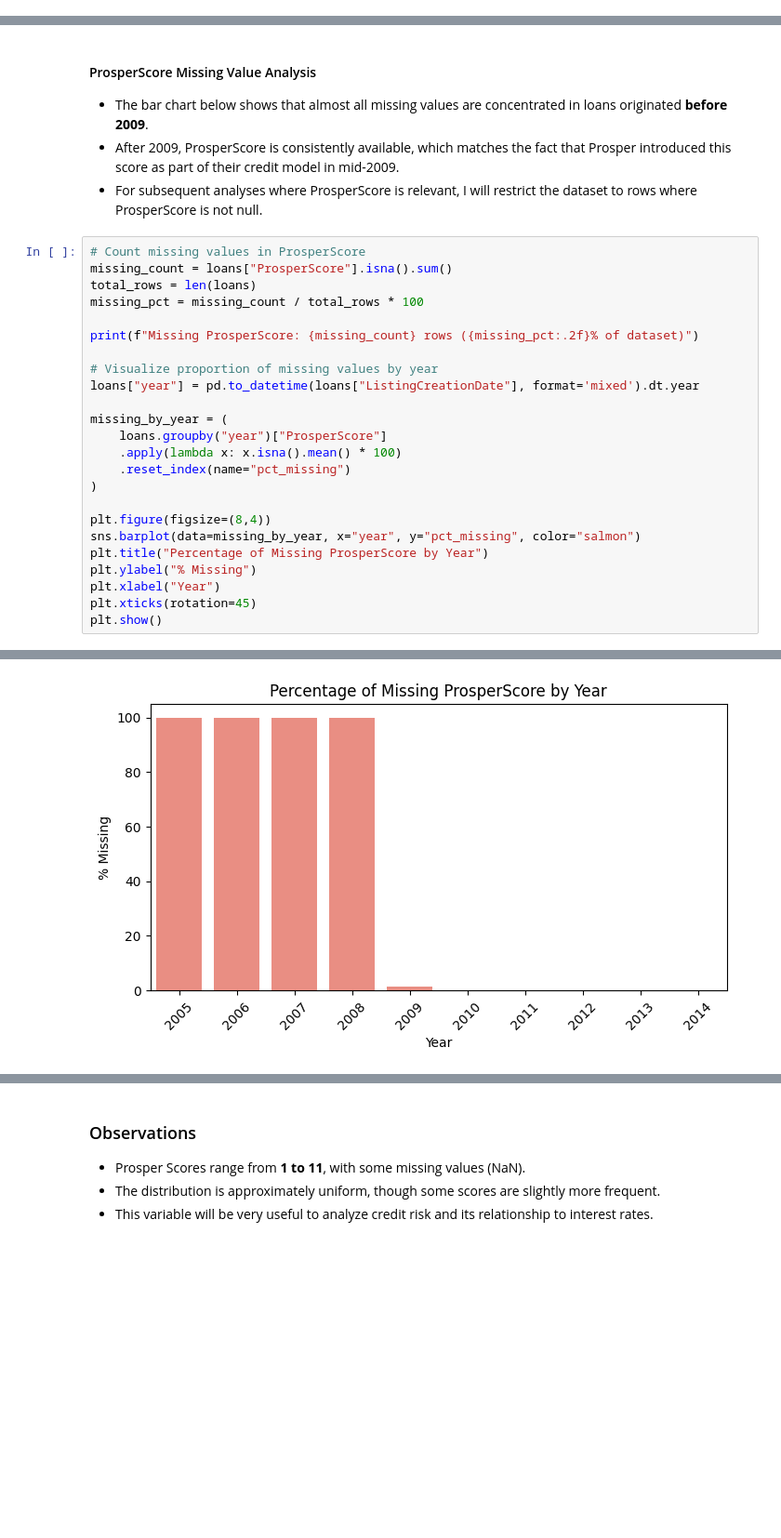
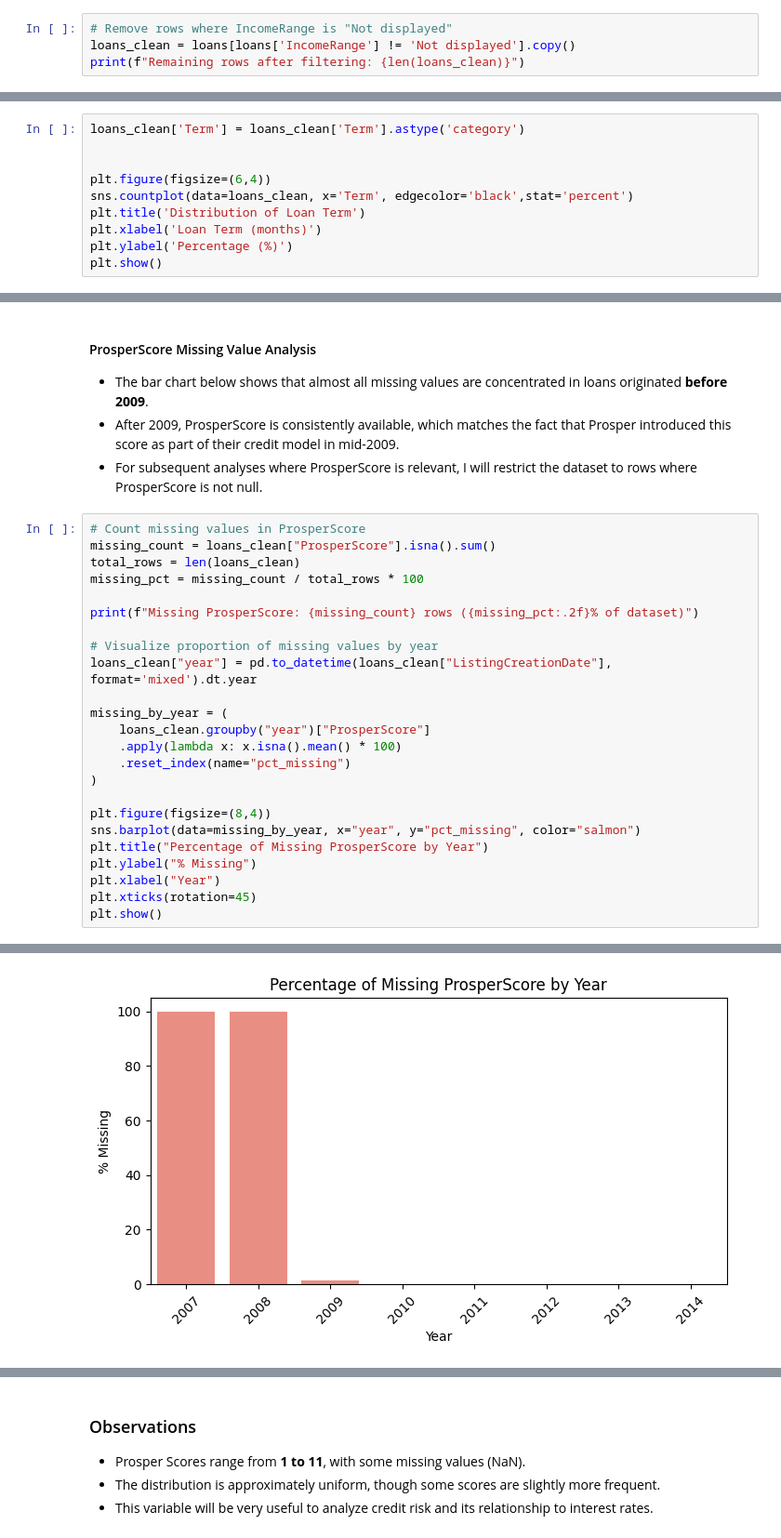
Before and after one commit to scarpl/Proper-Loan-Data-Analysis, a Jupyter notebook: Part_I_exploration_template.ipynb, the cells around one changed output, grey strips where cells are left out. Shown at 93% size. Cells and saved outputs as stored; diff of their text form; blank space fills up the shorter version.

```diff
--- a/Part_I_exploration_template.ipynb
+++ b/Part_I_exploration_template.ipynb
@@ -79,0 +113,4 @@ To investigate the main features, I will use:
+# %%
+# Remove rows where IncomeRange is "Not displayed"
+loans_clean = loans[loans['IncomeRange'] != 'Not displayed'].copy()
+print(f"Remaining rows after filtering: {len(loans_clean)}")
@@ -79,0 +166,10 @@ To investigate the main features, I will use:
+# %%
+loans_clean['Term'] = loans_clean['Term'].astype('category')
+
+
+plt.figure(figsize=(6,4))
+sns.countplot(data=loans_clean, x='Term', edgecolor='black',stat='percent')
+plt.title('Distribution of Loan Term')
+plt.xlabel('Loan Term (months)')
+plt.ylabel('Percentage (%)')
+plt.show()
@@ -125,17 +308,17 @@ What is the distribution of Prosper Score?
 - For subsequent analyses where ProsperScore is relevant, I will restrict the dataset to rows where ProsperScore is not null.
 # %%
 # Count missing values in ProsperScore
-missing_count = loans["ProsperScore"].isna().sum()
-total_rows = len(loans)
+missing_count = loans_clean["ProsperScore"].isna().sum()
+total_rows = len(loans_clean)
 missing_pct = missing_count / total_rows * 100
 
 print(f"Missing ProsperScore: {missing_count} rows ({missing_pct:.2f}% of dataset)")
 
 # Visualize proportion of missing values by year
-loans["year"] = pd.to_datetime(loans["ListingCreationDate"], format='mixed').dt.year
+loans_clean["year"] = pd.to_datetime(loans_clean["ListingCreationDate"], format='mixed').dt.year
 
 missing_by_year = (
-    loans.groupby("year")["ProsperScore"]
+    loans_clean.groupby("year")["ProsperScore"]
     .apply(lambda x: x.isna().mean() * 100)
     .reset_index(name="pct_missing")
 )
@@ -152,2 +335,2 @@ Missing ProsperScore: 29084 rows (25.53% of dataset)
-[figure, old version]
+[figure, new version]
 # %%
```
Also changed, not shown: parts of 25 cells of this notebook, 5 other files.
